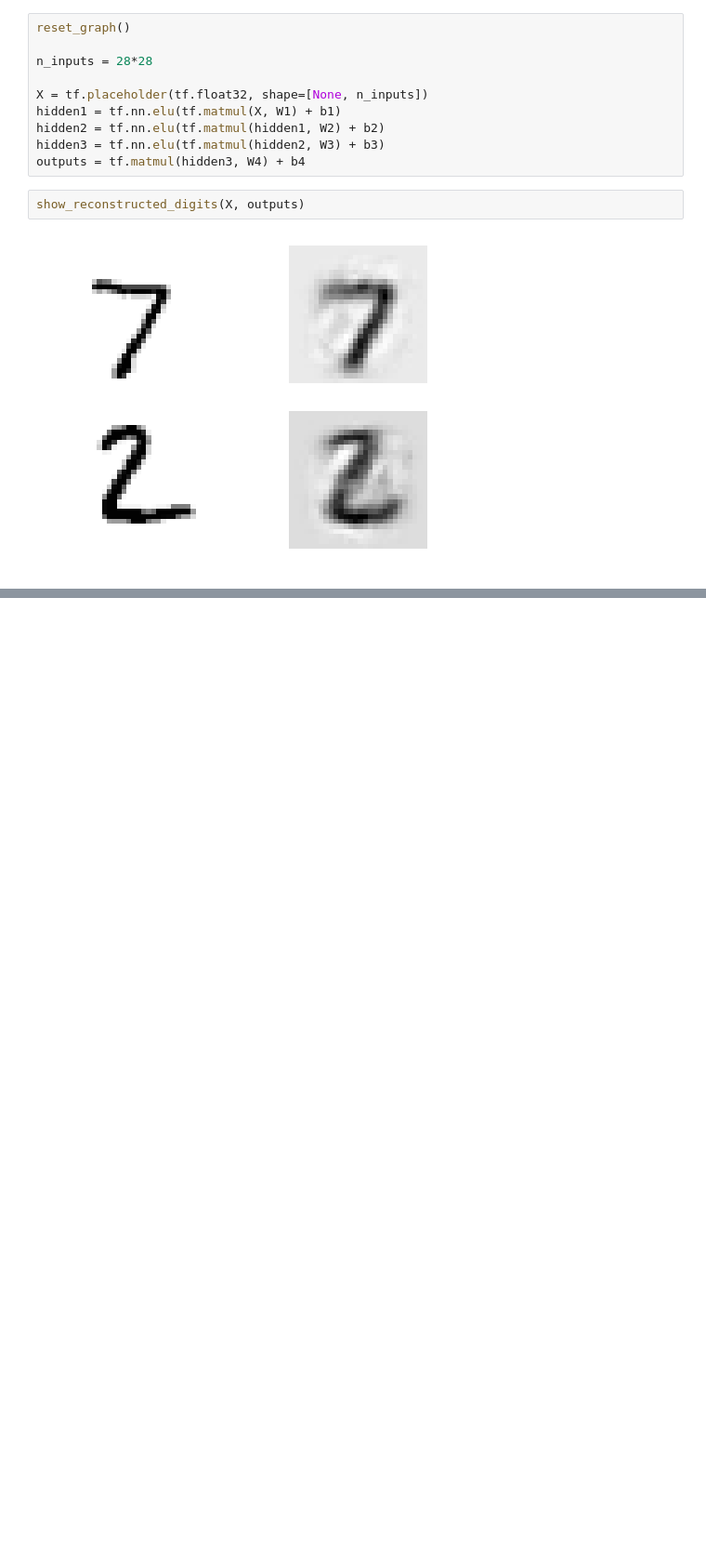
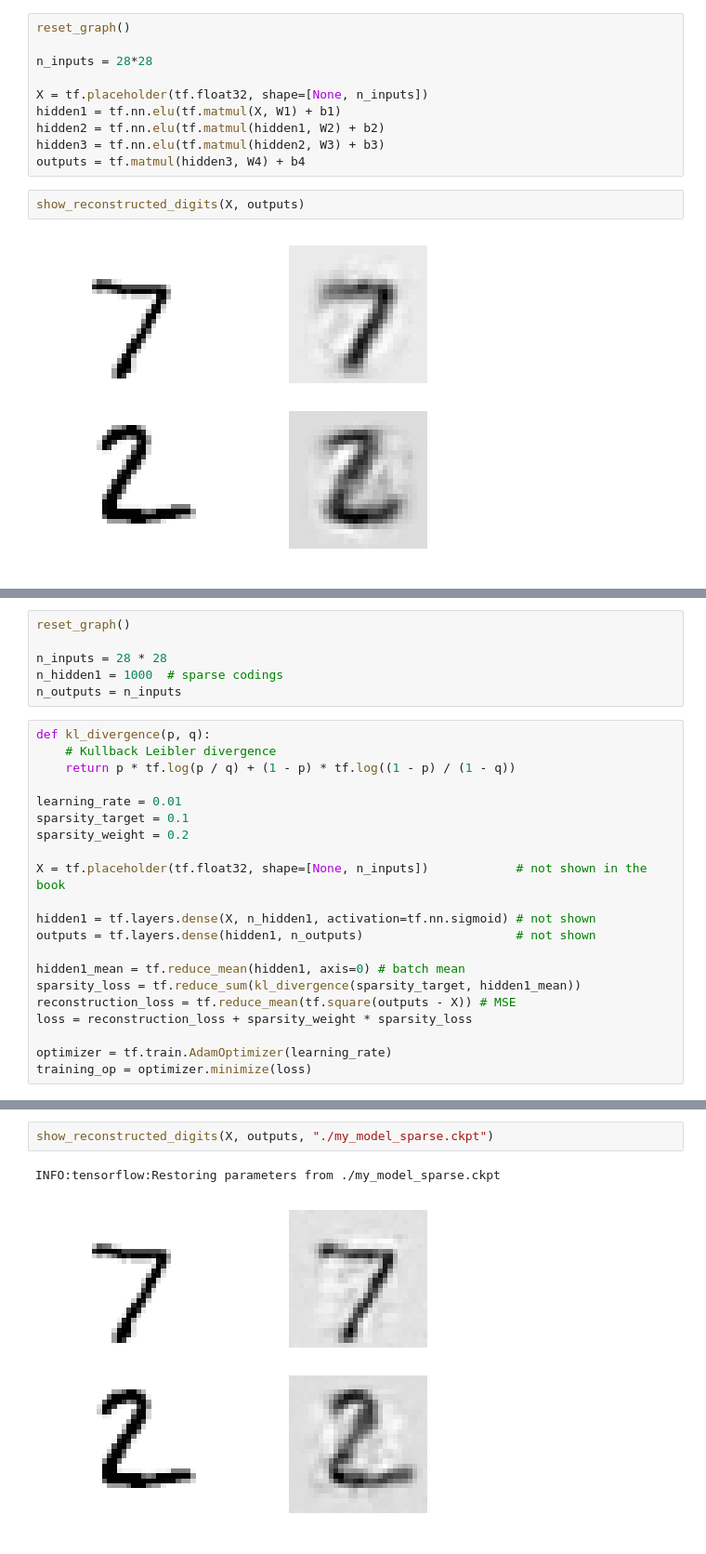
Before and after one commit to thephet/handson_ml, a Jupyter notebook: 15_MY_autoencoders.ipynb, the cells around one changed output, grey strips where cells are left out. Shown: that part at 93% size. Drawn from its saved outputs; the diff is of its cells as text; blank space fills up the shorter version.

```diff
--- a/15_MY_autoencoders.ipynb
+++ b/15_MY_autoencoders.ipynb
@@ -353,0 +371,27 @@ show_reconstructed_digits(X, outputs)
+# %%
+reset_graph()
+
+n_inputs = 28 * 28
+n_hidden1 = 1000  # sparse codings
+n_outputs = n_inputs
+# %%
+def kl_divergence(p, q):
+    # Kullback Leibler divergence
+    return p * tf.log(p / q) + (1 - p) * tf.log((1 - p) / (1 - q))
+
+learning_rate = 0.01
+sparsity_target = 0.1
+sparsity_weight = 0.2
+
+X = tf.placeholder(tf.float32, shape=[None, n_inputs])            # not shown in the book
+
+hidden1 = tf.layers.dense(X, n_hidden1, activation=tf.nn.sigmoid) # not shown
+outputs = tf.layers.dense(hidden1, n_outputs)                     # not shown
+
+hidden1_mean = tf.reduce_mean(hidden1, axis=0) # batch mean
+sparsity_loss = tf.reduce_sum(kl_divergence(sparsity_target, hidden1_mean))
+reconstruction_loss = tf.reduce_mean(tf.square(outputs - X)) # MSE
+loss = reconstruction_loss + sparsity_weight * sparsity_loss
+
+optimizer = tf.train.AdamOptimizer(learning_rate)
+training_op = optimizer.minimize(loss)
@@ -353,0 +435,5 @@ show_reconstructed_digits(X, outputs)
+# %%
+show_reconstructed_digits(X, outputs, "./my_model_sparse.ckpt")
+# %% [output]
+INFO:tensorflow:Restoring parameters from ./my_model_sparse.ckpt
+[figure, added]
```
Also changed, not shown: parts of 15 cells of this notebook.
